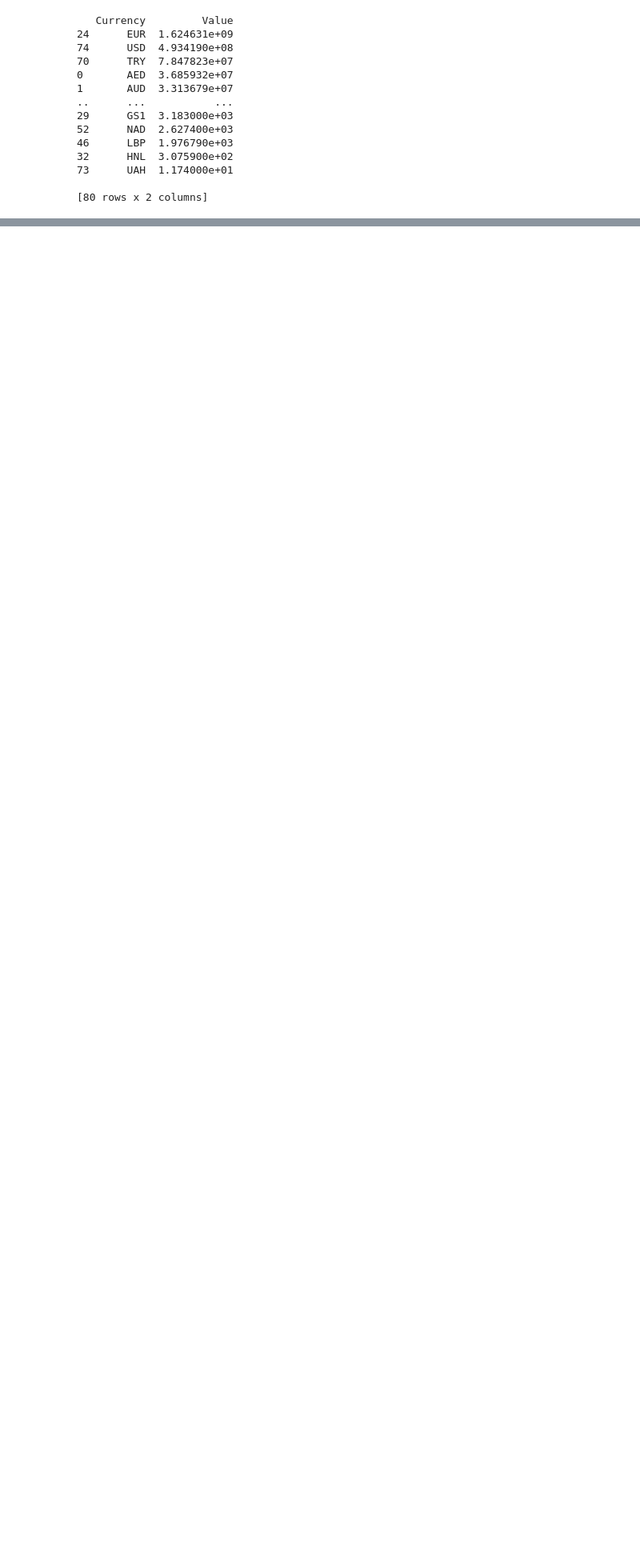
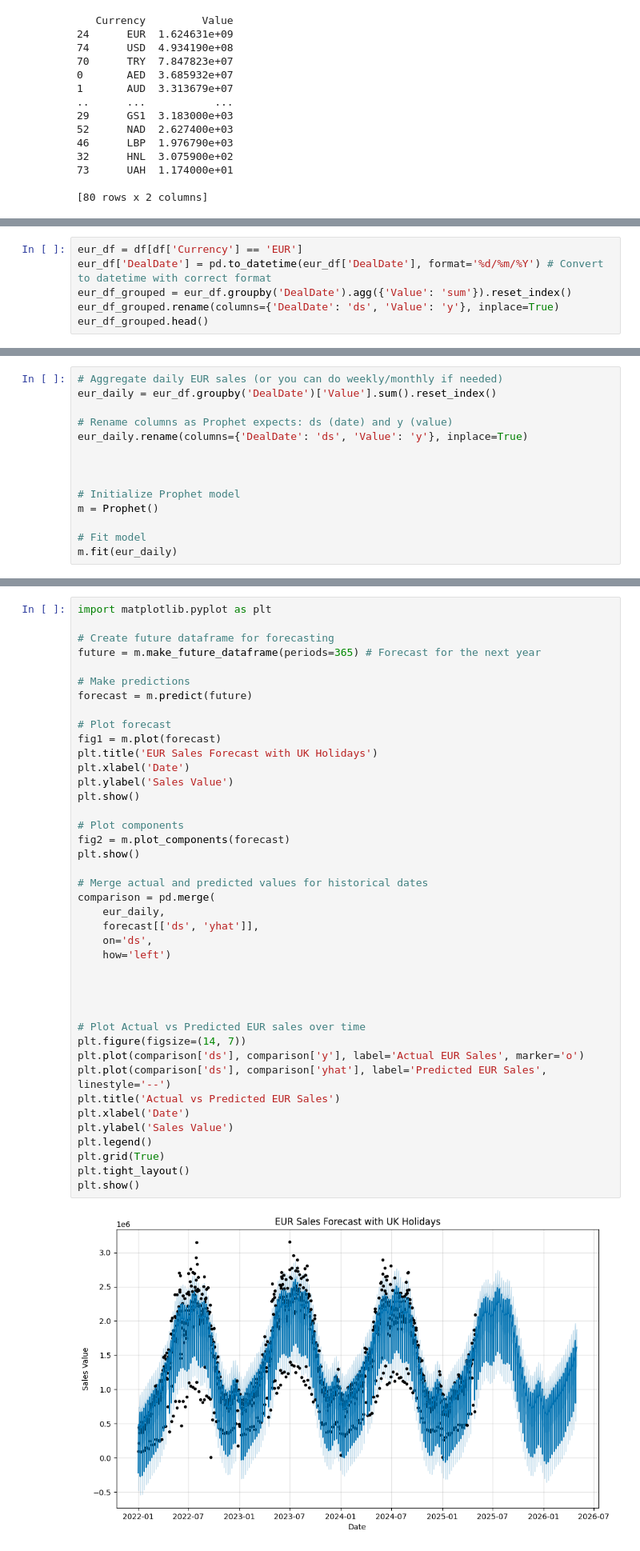
Before and after one commit to Priyankavaishnav1006/Stock_Sales_ML_Model, a Jupyter notebook: Stock_sales_ML.ipynb, the cells around one changed output, grey strips where cells are left out. Shown at 80% size. Cells and saved outputs as stored; diff of their text form; blank space fills up the shorter version.

```diff
--- a/Stock_sales_ML.ipynb
+++ b/Stock_sales_ML.ipynb
@@ -236,0 +311,6 @@ INFO:cmdstanpy:Chain [1] done processing
+# %%
+eur_df = df[df['Currency'] == 'EUR']
+eur_df['DealDate'] = pd.to_datetime(eur_df['DealDate'], format='%d/%m/%Y') # Convert to datetime with correct format
+eur_df_grouped = eur_df.groupby('DealDate').agg({'Value': 'sum'}).reset_index()
+eur_df_grouped.rename(columns={'DealDate': 'ds', 'Value': 'y'}, inplace=True)
+eur_df_grouped.head()
@@ -236,0 +339,14 @@ INFO:cmdstanpy:Chain [1] done processing
+# %%
+# Aggregate daily EUR sales (or you can do weekly/monthly if needed)
+eur_daily = eur_df.groupby('DealDate')['Value'].sum().reset_index()
+
+# Rename columns as Prophet expects: ds (date) and y (value)
+eur_daily.rename(columns={'DealDate': 'ds', 'Value': 'y'}, inplace=True)
+
+
+
+# Initialize Prophet model
+m = Prophet()
+
+# Fit model
+m.fit(eur_daily)
@@ -236,0 +365,43 @@ INFO:cmdstanpy:Chain [1] done processing
+# %%
+import matplotlib.pyplot as plt
+
+# Create future dataframe for forecasting
+future = m.make_future_dataframe(periods=365) # Forecast for the next year
+
+# Make predictions
+forecast = m.predict(future)
+
+# Plot forecast
+fig1 = m.plot(forecast)
+plt.title('EUR Sales Forecast with UK Holidays')
+plt.xlabel('Date')
+plt.ylabel('Sales Value')
+plt.show()
+
+# Plot components
+fig2 = m.plot_components(forecast)
+plt.show()
+
+# Merge actual and predicted values for historical dates
+comparison = pd.merge(
+    eur_daily,
+    forecast[['ds', 'yhat']],
+    on='ds',
+    how='left')
+
+
+
+
+# Plot Actual vs Predicted EUR sales over time
+plt.figure(figsize=(14, 7))
+plt.plot(comparison['ds'], comparison['y'], label='Actual EUR Sales', marker='o')
+plt.plot(comparison['ds'], comparison['yhat'], label='Predicted EUR Sales', linestyle='--')
+plt.title('Actual vs Predicted EUR Sales')
+plt.xlabel('Date')
+plt.ylabel('Sales Value')
+plt.legend()
+plt.grid(True)
+plt.tight_layout()
+plt.show()
+# %% [output]
+[figure, added]
```
Also changed, not shown: parts of 15 cells of this notebook.
